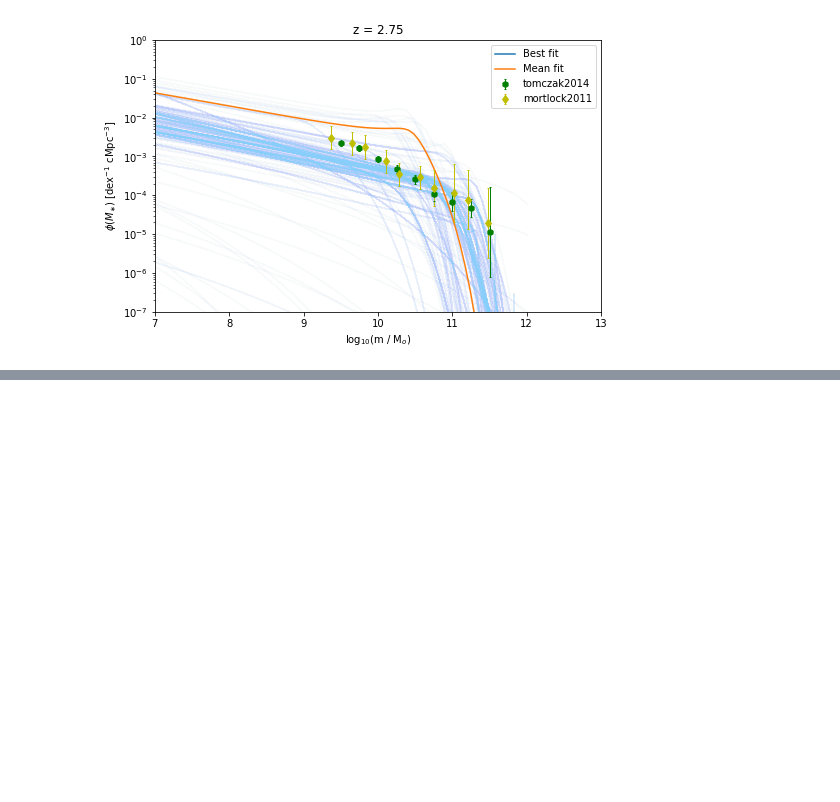
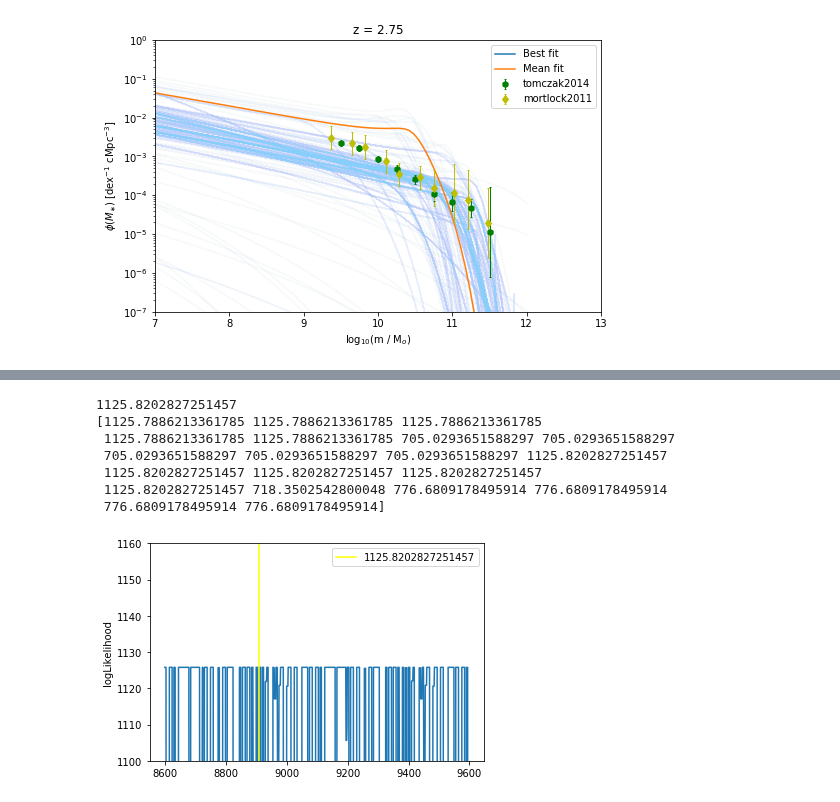
Before and after one commit to eklem1/GalaxySim, a Jupyter notebook: AnotherBlob.ipynb, the cells around one changed output, grey strips where cells are left out. Cells and saved outputs as stored; diff of their text form; code cells hidden in the pictures; blank space fills up the shorter version.

Commit message:
looking at loglikelihood, I think I know why the best fit is all -infs

```diff
--- a/AnotherBlob.ipynb
+++ b/AnotherBlob.ipynb
@@ -467,0 +433,28 @@ Warning, age out of well fitting zone of this model.
+# %%
+#loglikelihood
+ticks = np.linspace(0, len(anl.logL)-1, len(anl.logL))
+
+xstart = 8600
+
+pl.plot(ticks[xstart:], anl.logL[xstart:], )
+# pl.plot(ticks, anl.logL)
+maxL = anl.logL[8910]
+
+print(anl.logL[8910])
+print(anl.logL[8910-10:8910+10])
+
+pl.axvline(x=8910, color="yellow", label=str(maxL))
+
+pl.ylabel("logLikelihood")
+pl.ylim(1100,1160)
+pl.legend()
+pl.show()
+# %% [output]
+1125.8202827251457
+[1125.7886213361785 1125.7886213361785 1125.7886213361785
+ 1125.7886213361785 1125.7886213361785 705.0293651588297 705.0293651588297
+ 705.0293651588297 705.0293651588297 705.0293651588297 1125.8202827251457
+ 1125.8202827251457 1125.8202827251457 1125.8202827251457
+ 1125.8202827251457 718.3502542800048 776.6809178495914 776.6809178495914
+ 776.6809178495914 776.6809178495914]
+[figure, added]
```
Also changed, not shown: parts of 6 cells of this notebook, 6 other files.
